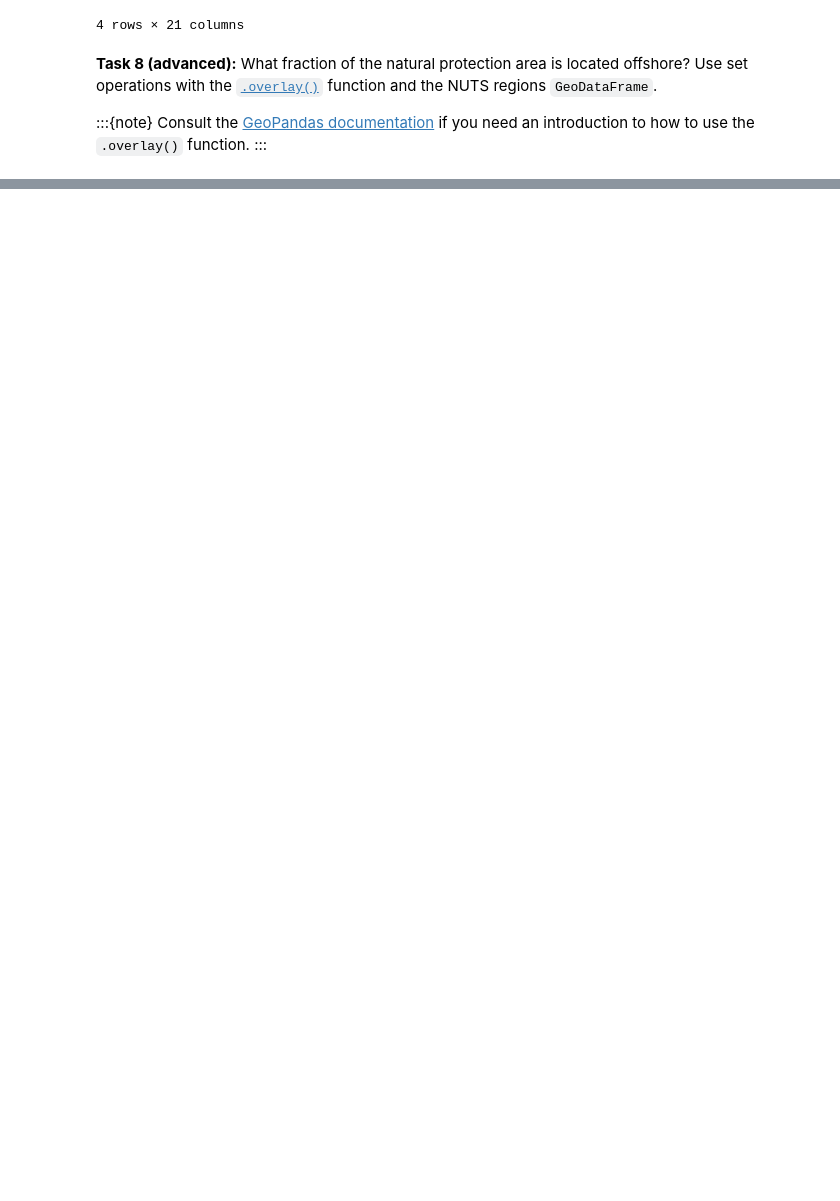
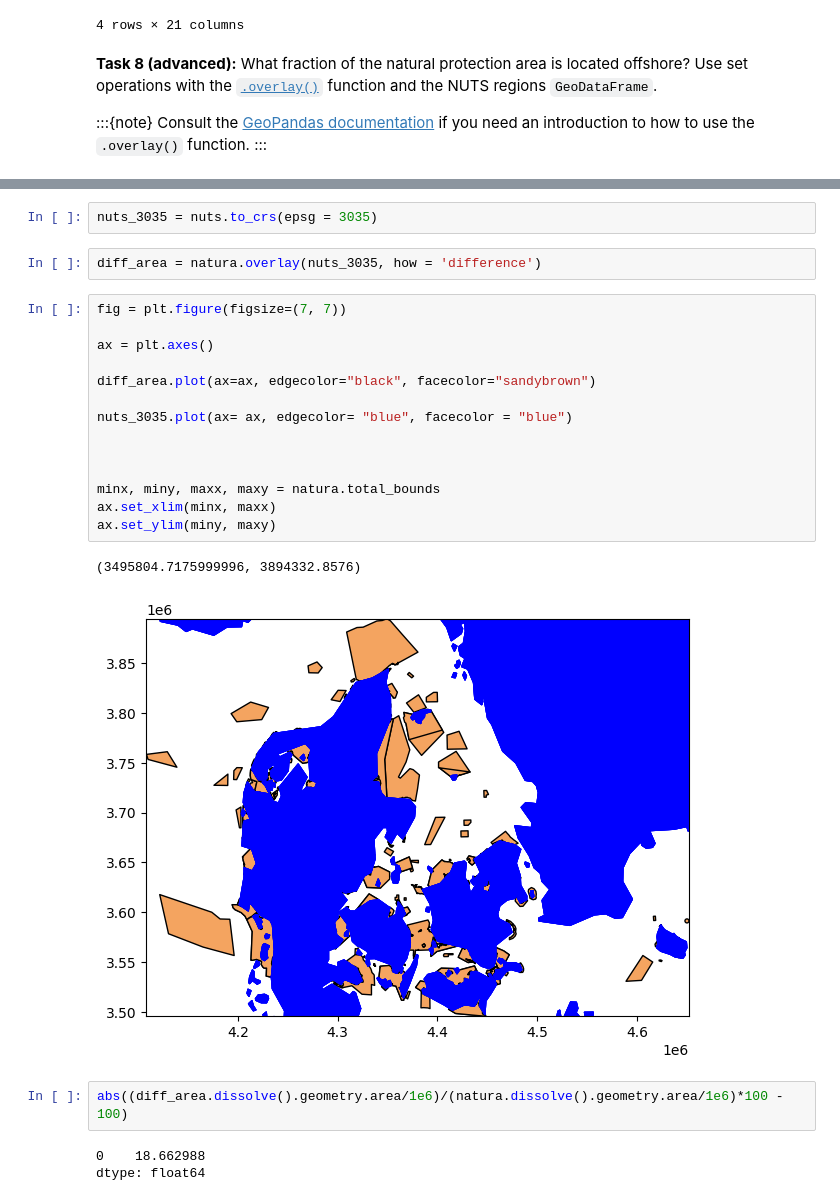
Before and after one commit to FCornielle/data-science-for-esm, a Jupyter notebook: data-science-for-esm/04-workshop-geopandas.ipynb, the cells around one changed output, grey strips where cells are left out. Saved outputs shown, nothing was run; the diff lists cells and outputs as text; blank space fills up the shorter version.

```diff
--- a/data-science-for-esm/04-workshop-geopandas.ipynb
+++ b/data-science-for-esm/04-workshop-geopandas.ipynb
@@ -558,0 +576,26 @@ Consult the [GeoPandas documentation](https://geopandas.org/en/stable/docs/user_
+# %%
+nuts_3035 = nuts.to_crs(epsg = 3035)
+# %%
+diff_area = natura.overlay(nuts_3035, how = 'difference')
+# %%
+fig = plt.figure(figsize=(7, 7))
+
+ax = plt.axes()
+
+diff_area.plot(ax=ax, edgecolor="black", facecolor="sandybrown")
+
+nuts_3035.plot(ax= ax, edgecolor= "blue", facecolor = "blue")
+
+
+
+minx, miny, maxx, maxy = natura.total_bounds
+ax.set_xlim(minx, maxx)
+ax.set_ylim(miny, maxy)
+# %% [output]
+(3495804.7175999996, 3894332.8576)
+[figure, added]
+# %%
+abs((diff_area.dissolve().geometry.area/1e6)/(natura.dissolve().geometry.area/1e6)*100 - 100)
+# %% [output]
+0    18.662988
+dtype: float64
```
Also changed, not shown: parts of 1 cell of this notebook.
